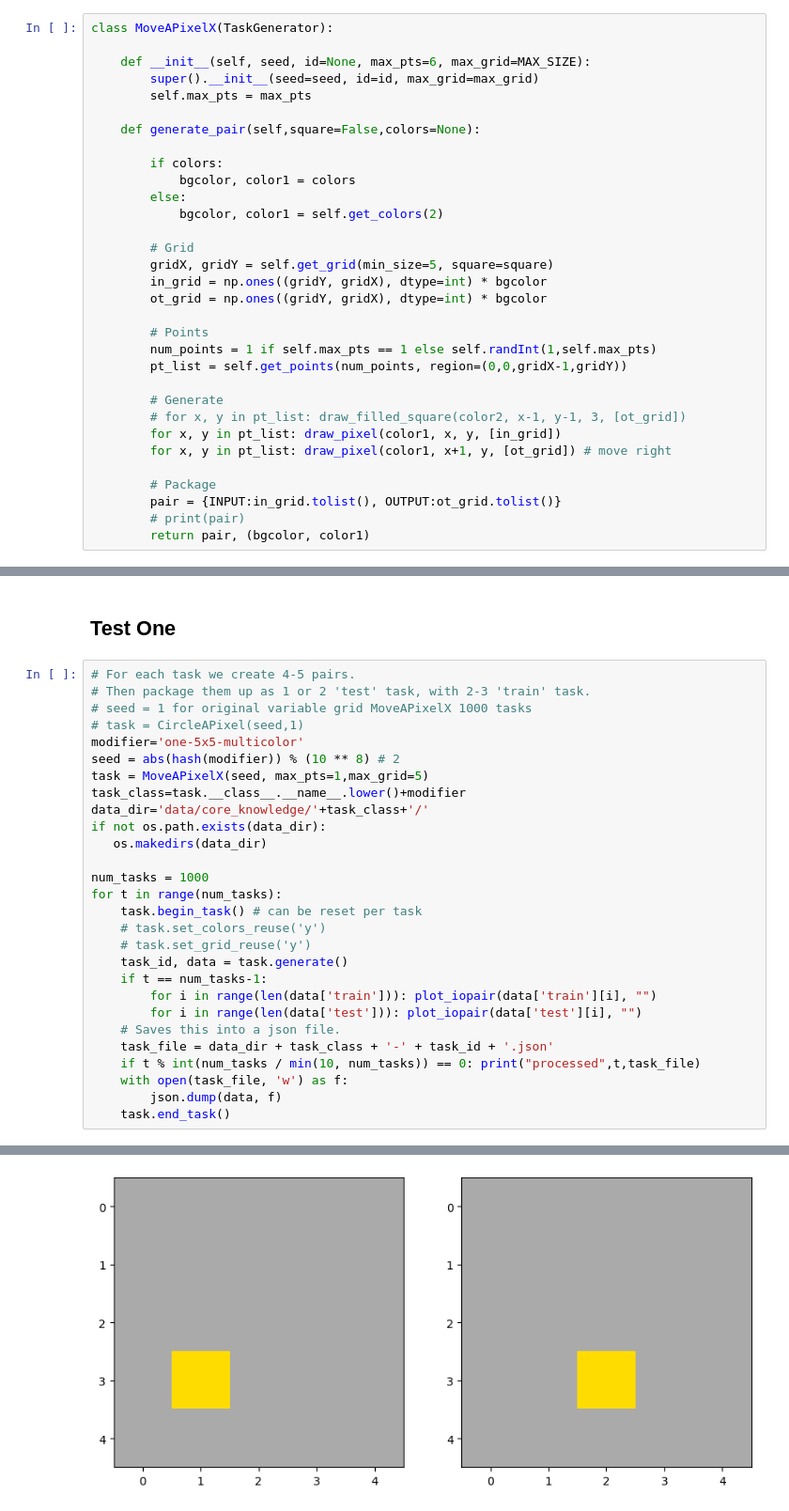
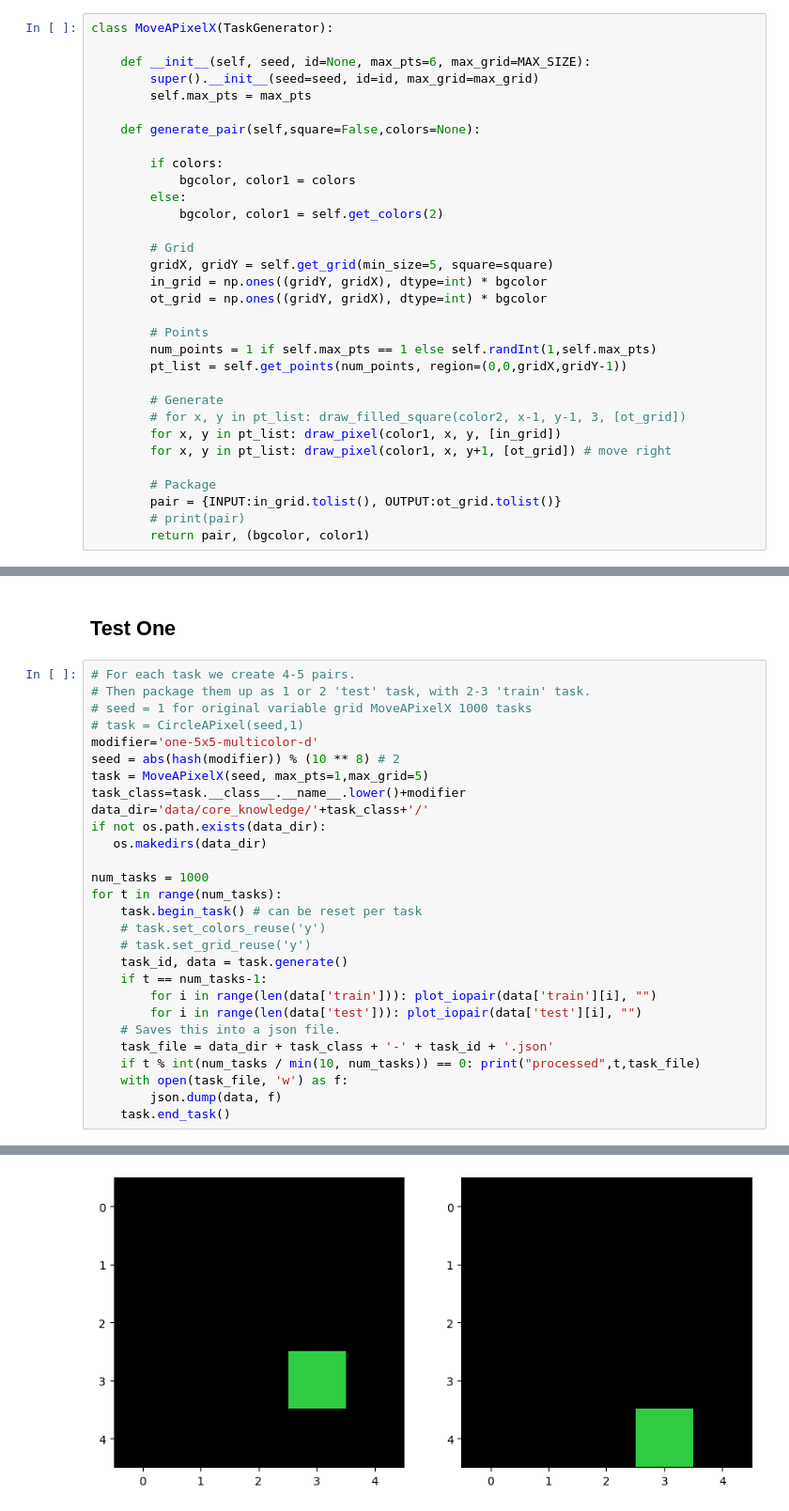
Before and after one commit to gkcng/arc, a Jupyter notebook: task_generator.ipynb, the cells around one changed output, grey strips where cells are left out. Shown at 94% size. Cells and saved outputs as stored; diff of their text form.

```diff
--- a/task_generator.ipynb
+++ b/task_generator.ipynb
@@ -349,12 +349,12 @@ class MoveAPixelX(TaskGenerator):
 
         # Points
         num_points = 1 if self.max_pts == 1 else self.randInt(1,self.max_pts)
-        pt_list = self.get_points(num_points, region=(0,0,gridX-1,gridY))
+        pt_list = self.get_points(num_points, region=(0,0,gridX,gridY-1))
 
         # Generate
         # for x, y in pt_list: draw_filled_square(color2, x-1, y-1, 3, [ot_grid])
         for x, y in pt_list: draw_pixel(color1, x, y, [in_grid])
-        for x, y in pt_list: draw_pixel(color1, x+1, y, [ot_grid]) # move right
+        for x, y in pt_list: draw_pixel(color1, x, y+1, [ot_grid]) # move right
 
         # Package
         pair = {INPUT:in_grid.tolist(), OUTPUT:ot_grid.tolist()}
@@ -373,7 +373,7 @@ class MoveAPixelX(TaskGenerator):
 # Then package them up as 1 or 2 'test' task, with 2-3 'train' task.
 # seed = 1 for original variable grid MoveAPixelX 1000 tasks
 # task = CircleAPixel(seed,1)
-modifier='one-5x5-multicolor'
+modifier='one-5x5-multicolor-d'
 seed = abs(hash(modifier)) % (10 ** 8) # 2
 task = MoveAPixelX(seed, max_pts=1,max_grid=5)
 task_class=task.__class__.__name__.lower()+modifier
@@ -411 +411 @@ processed 900 data/core_knowledge/moveapixelxone-5x5-multicolor/moveapixelxone-5
-[figure, old version]
+[figure, new version]
```
Also changed, not shown: parts of 1 cell of this notebook, 3 other files.
